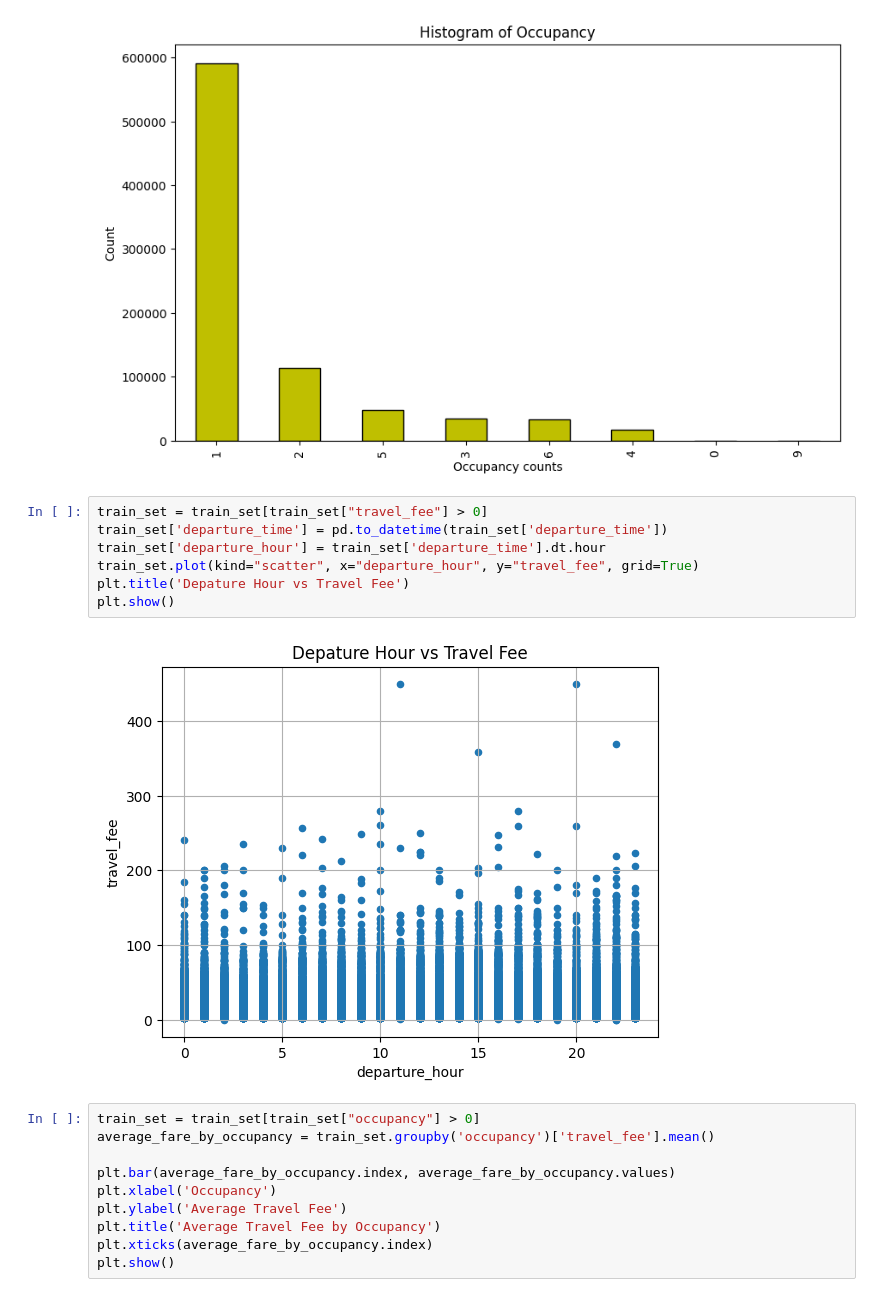
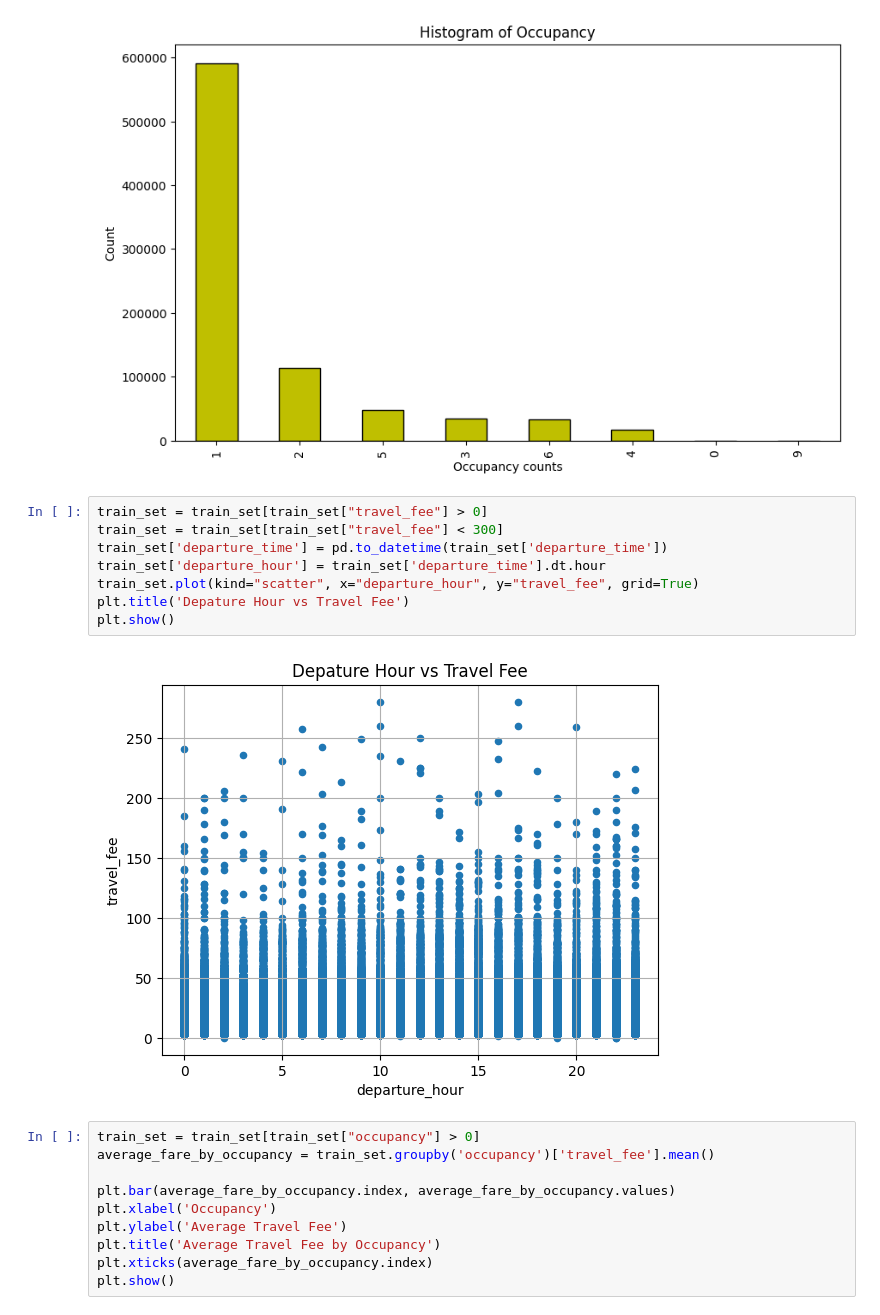
Before and after one commit to EricChan12311/DMA, a Jupyter notebook: DataMining.ipynb, the cells around one changed output. Cells and saved outputs as stored; diff of their text form.

```diff
--- a/DataMining.ipynb
+++ b/DataMining.ipynb
@@ -99,13 +99,14 @@ Text(0, 0.5, 'Count')
 [figure]
 # %%
 train_set = train_set[train_set["travel_fee"] > 0]
+train_set = train_set[train_set["travel_fee"] < 300]
 train_set['departure_time'] = pd.to_datetime(train_set['departure_time'])
 train_set['departure_hour'] = train_set['departure_time'].dt.hour
 train_set.plot(kind="scatter", x="departure_hour", y="travel_fee", grid=True)
 plt.title('Depature Hour vs Travel Fee')
 plt.show()
 # %% [output]
-[figure, old version]
+[figure, new version]
 # %%
 train_set = train_set[train_set["occupancy"] > 0]
 average_fare_by_occupancy = train_set.groupby('occupancy')['travel_fee'].mean()
```
